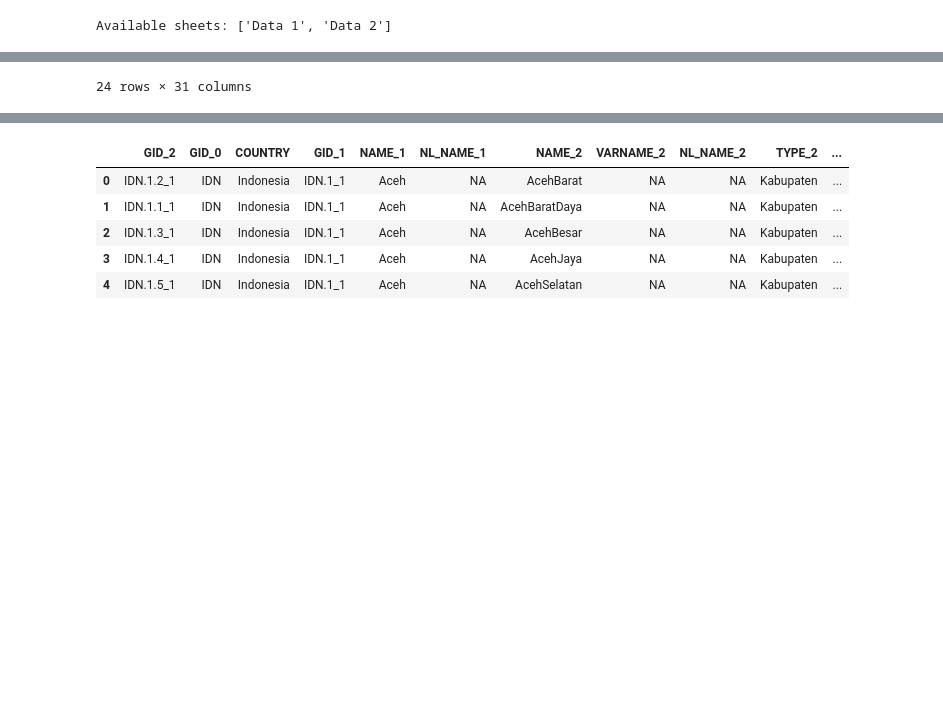
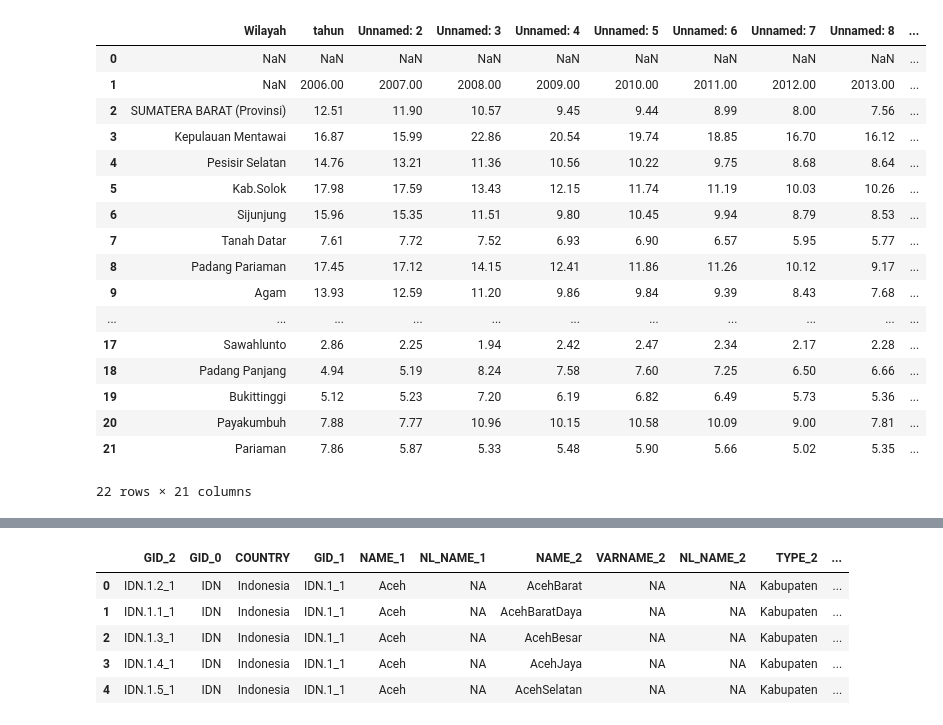
Before and after one commit to ImbangJayoGampito/visdat-spasio-temporal, a Jupyter notebook: Data Preprocessing/preprocess.ipynb, the cells around one changed output, grey strips where cells are left out. Saved outputs shown, nothing was run; the diff lists cells and outputs as text; code cells hidden in the pictures; blank space fills up the shorter version.

```diff
--- a/Data Preprocessing/preprocess.ipynb
+++ b/Data Preprocessing/preprocess.ipynb
@@ -5,13 +12,24 @@ import matplotlib.pyplot as plt
 # %%
-xls_file = 'Query Builder Result - Kamis, 02 April 2026 pukul 20.25.10 GMT+7.xlsx'
+df1 = extract_dataframe('Persentase Penduduk Miskin Menurut Kabupaten_Kota di Sumatera Barat, 2006-2025.xlsx', 'xlsx')
+# Change row 1 to be int else make it as nan
 
-# Check what sheets are actually in the file
-excel_file = pd.ExcelFile(xls_file)
-print("Available sheets:", excel_file.sheet_names)
-
-# Then use the correct sheet name
-df = pd.read_excel(xls_file, sheet_name=excel_file.sheet_names[0])
-df2 = pd.read_excel(xls_file, sheet_name=excel_file.sheet_names[1])
-df2
+df1
 # %% [output]
+|  | Wilayah | tahun | Unnamed: 2 | Unnamed: 3 | Unnamed: 4 | Unnamed: 5 | Unnamed: 6 | Unnamed: 7 | Unnamed: 8 | ... |
+| 0 | NaN | NaN | NaN | NaN | NaN | NaN | NaN | NaN | NaN | ... |
+| 1 | NaN | 2006.00 | 2007.00 | 2008.00 | 2009.00 | 2010.00 | 2011.00 | 2012.00 | 2013.00 | ... |
+| 2 | SUMATERA BARAT (Provinsi) | 12.51 | 11.90 | 10.57 | 9.45 | 9.44 | 8.99 | 8.00 | 7.56 | ... |
+| 3 | Kepulauan Mentawai | 16.87 | 15.99 | 22.86 | 20.54 | 19.74 | 18.85 | 16.70 | 16.12 | ... |
+| 4 | Pesisir Selatan | 14.76 | 13.21 | 11.36 | 10.56 | 10.22 | 9.75 | 8.68 | 8.64 | ... |
+| 5 | Kab.Solok | 17.98 | 17.59 | 13.43 | 12.15 | 11.74 | 11.19 | 10.03 | 10.26 | ... |
+| 6 | Sijunjung | 15.96 | 15.35 | 11.51 | 9.80 | 10.45 | 9.94 | 8.79 | 8.53 | ... |
+| 7 | Tanah Datar | 7.61 | 7.72 | 7.52 | 6.93 | 6.90 | 6.57 | 5.95 | 5.77 | ... |
+| 8 | Padang Pariaman | 17.45 | 17.12 | 14.15 | 12.41 | 11.86 | 11.26 | 10.12 | 9.17 | ... |
+| 9 | Agam | 13.93 | 12.59 | 11.20 | 9.86 | 9.84 | 9.39 | 8.43 | 7.68 | ... |
+| ... | ... | ... | ... | ... | ... | ... | ... | ... | ... | ... |
+| 17 | Sawahlunto | 2.86 | 2.25 | 1.94 | 2.42 | 2.47 | 2.34 | 2.17 | 2.28 | ... |
+| 18 | Padang Panjang | 4.94 | 5.19 | 8.24 | 7.58 | 7.60 | 7.25 | 6.50 | 6.66 | ... |
+| 19 | Bukittinggi | 5.12 | 5.23 | 7.20 | 6.19 | 6.82 | 6.49 | 5.73 | 5.36 | ... |
+| 20 | Payakumbuh | 7.88 | 7.77 | 10.96 | 10.15 | 10.58 | 10.09 | 9.00 | 7.81 | ... |
+| 21 | Pariaman | 7.86 | 5.87 | 5.33 | 5.48 | 5.90 | 5.66 | 5.02 | 5.35 | ... |
-Available sheets: ['Data 1', 'Data 2']
+22 rows × 21 columns
@@ -35 +35,0 @@ Available sheets: ['Data 1', 'Data 2']
-24 rows × 31 columns
```
Also changed, not shown: parts of 13 cells of this notebook, 5 other files.
